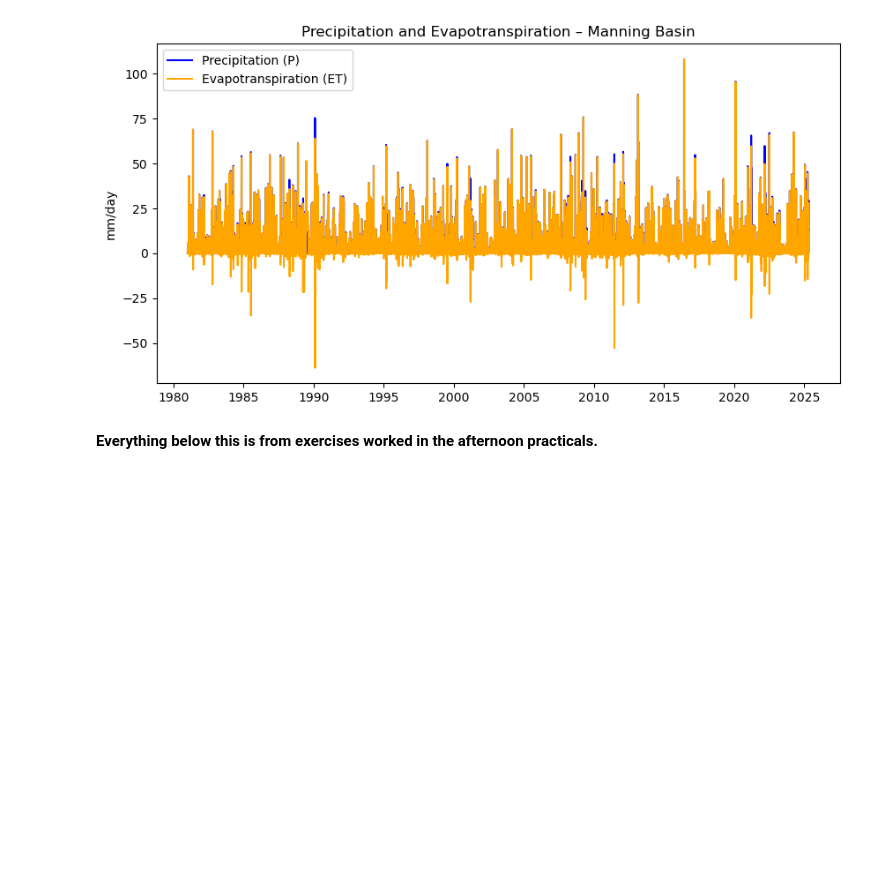
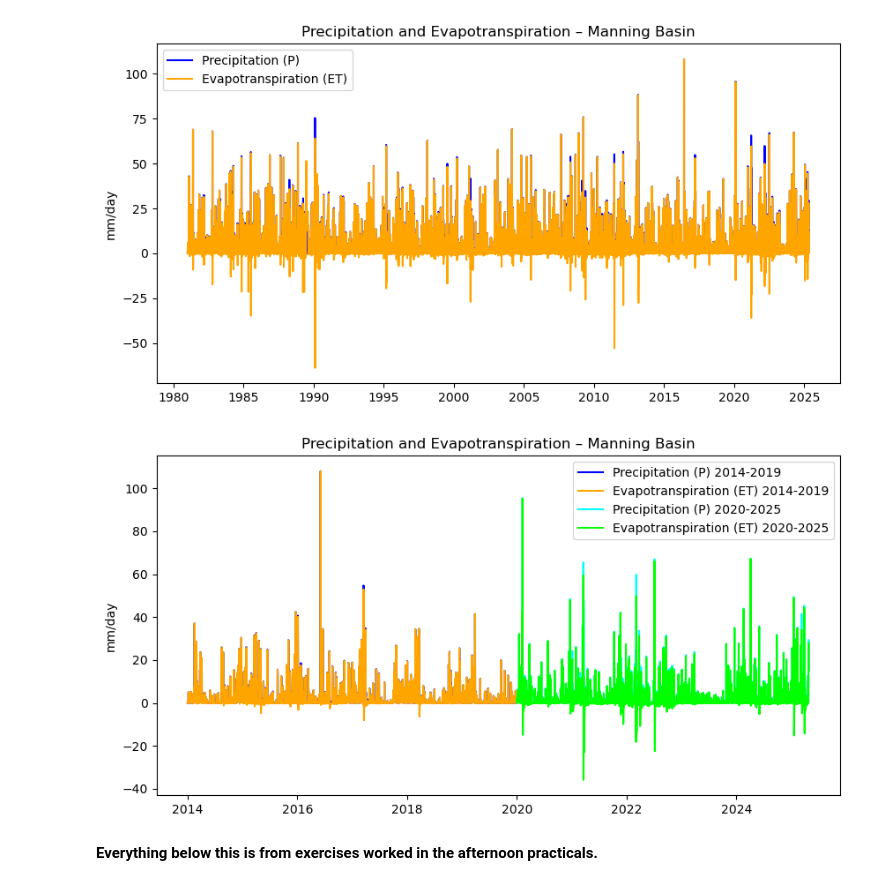
Before and after one commit to eWaterCycle/teaching-materials, a Jupyter notebook: book/exercise_journal_ann_laura/2_processes_vegetation.ipynb, the cells around one changed output. Cells and saved outputs as stored; diff of their text form; code cells hidden in the pictures; blank space fills up the shorter version.

```diff
--- a/book/exercise_journal_ann_laura/2_processes_vegetation.ipynb
+++ b/book/exercise_journal_ann_laura/2_processes_vegetation.ipynb
@@ -291,6 +290,30 @@ plt.legend()
 plt.show()
 # %% [output]
 [figure]
+# %%
+# Filter data to 2014-2025
+data_2014_2025 = data.loc["2014-01-01":"2025-12-31"]
+
+# Split into pre and post 2019/2020
+pre_2014_2019 = data_2014_2025.loc["2014-01-01":"2019-12-31"]
+post_2020_2025 = data_2014_2025.loc["2020-01-01":"2025-12-31"]
+
+plt.figure(figsize=(10,5))
+
+# Plot pre-deforestation (2014-2019)
+plt.plot(pre_2014_2019.index, pre_2014_2019["P mm/d"], label="Precipitation (P) 2014-2019", color="blue")
+plt.plot(pre_2014_2019.index, pre_2014_2019["ET mm/d"], label="Evapotranspiration (ET) 2014-2019", color="orange")
+
+# Plot post-deforestation (2020-2025)
+plt.plot(post_2020_2025.index, post_2020_2025["P mm/d"], label="Precipitation (P) 2020-2025", color="cyan")
+plt.plot(post_2020_2025.index, post_2020_2025["ET mm/d"], label="Evapotranspiration (ET) 2020-2025", color="lime")
+
+plt.ylabel("mm/day")
+plt.title("Precipitation and Evapotranspiration – Manning Basin")
+plt.legend()
+plt.show()
+# %% [output]
+[figure, added]
 # %% [markdown]
 **Everything below this is from exercises worked in the afternoon practicals.**
 # %%
```
Also changed, not shown: parts of 1 cell of this notebook, 1 other file.
